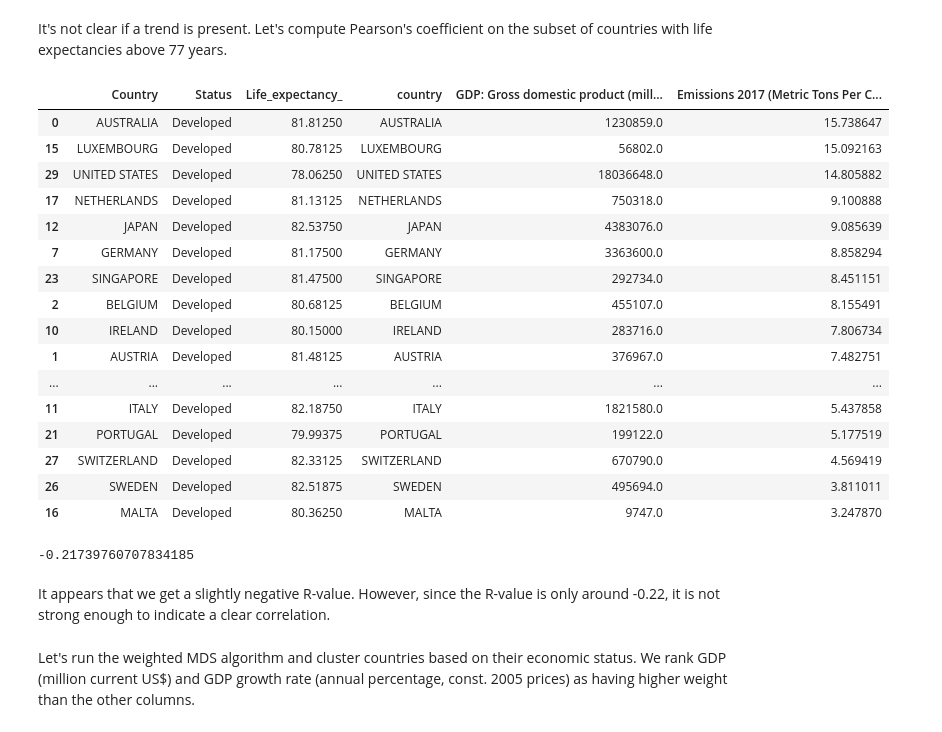
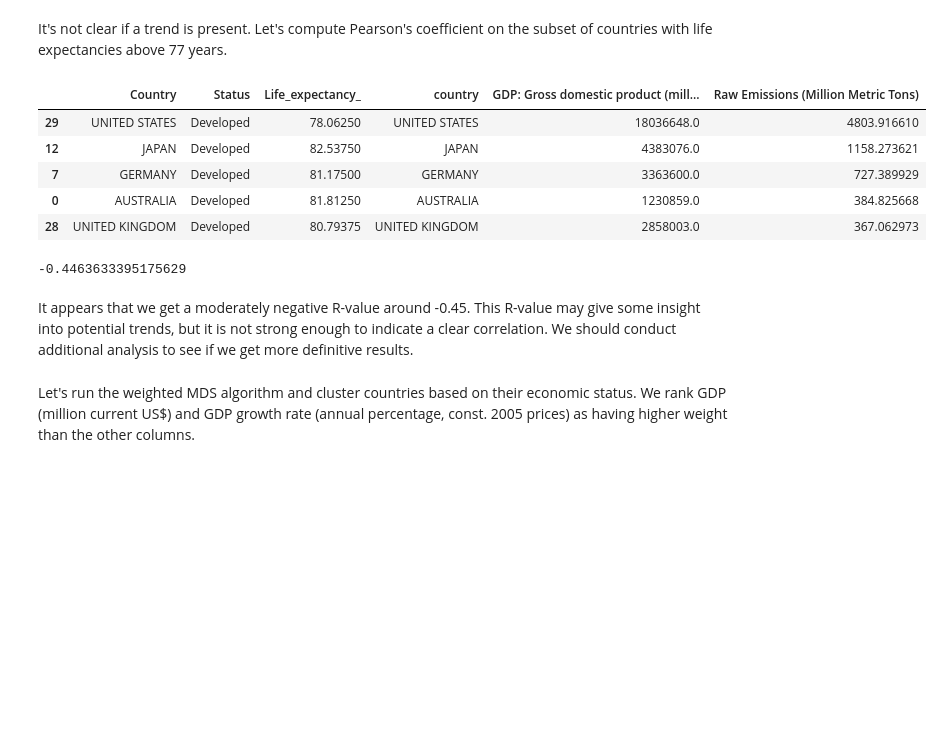
Before and after one commit to melotic/cs3654-project, a Jupyter notebook: Project3.ipynb, the cells around one changed output. Saved outputs shown, nothing was run; the diff lists cells and outputs as text; code cells hidden in the pictures; blank space fills up the shorter version.

```diff
--- a/Project3.ipynb
+++ b/Project3.ipynb
@@ -1102,10 +1225,8 @@ First, let's filter and sort the data to find the most developed countries based
 # %%
-countryStats.sort_values('GDP: Gross domestic product (million current US$)', ascending=False)
 developedCountries = pd.DataFrame()
 developedCountries['country'] = countryStats['country']
 developedCountries['GDP: Gross domestic product (million current US$)'] = countryStats['GDP: Gross domestic product (million current US$)']
-developedCountries['Emissions 2017 (Metric Tons Per Capita)'] = countryStats['Emissions 2017 (Metric Tons Per Capita)']
-# developedCountries = developedCountries[developedCountries['GDP: Gross domestic product (million current US$)']>=25000]
+developedCountries['Raw Emissions (Million Metric Tons)'] = countryStats['Raw Emissions (Million Metric Tons)']
 developedCountries['country'] = [i.upper() for i in developedCountries.country]
-developedCountries
+developedCountries.head()
 # %% [output]
@@ -1186,4 +1277,4 @@ Let's sort the joined data frame by the emissions in 2017 to get a sense of any
 # %%
-cleanSort = clean.sort_values('Emissions 2017 (Metric Tons Per Capita)', ascending=False)
+cleanSort = clean.sort_values('Raw Emissions (Million Metric Tons)', ascending=False)
 cleanSort
 # %% [output]
@@ -1226,32 +1317,21 @@ axLE = axLE.set(xlabel='Emissions 2017 (Metric Tons Per Capita)', ylabel='Life E
 It's not clear if a trend is present. Let's compute Pearson's coefficient on the subset of countries with life expectancies above 77 years.
 # %%
 # clean = cleanSort[cleanSort['Emissions 2017 (Metric Tons Per Capita)']<10]
-clean = cleanSort[cleanSort['Life_expectancy_']>77]
-clean
+clean = cleanSort[cleanSort['Life_expectancy_'] > 77]
+clean.head()
 # %% [output]
-|  | Country | Status | Life_expectancy_ | country | GDP: Gross domestic product (mill... | Emissions 2017 (Metric Tons Per C... |
-| 0 | AUSTRALIA | Developed | 81.81250 | AUSTRALIA | 1230859.0 | 15.738647 |
-| 15 | LUXEMBOURG | Developed | 80.78125 | LUXEMBOURG | 56802.0 | 15.092163 |
-| 29 | UNITED STATES | Developed | 78.06250 | UNITED STATES | 18036648.0 | 14.805882 |
-| 17 | NETHERLANDS | Developed | 81.13125 | NETHERLANDS | 750318.0 | 9.100888 |
-| 12 | JAPAN | Developed | 82.53750 | JAPAN | 4383076.0 | 9.085639 |
-| 7 | GERMANY | Developed | 81.17500 | GERMANY | 3363600.0 | 8.858294 |
-| 23 | SINGAPORE | Developed | 81.47500 | SINGAPORE | 292734.0 | 8.451151 |
-| 2 | BELGIUM | Developed | 80.68125 | BELGIUM | 455107.0 | 8.155491 |
-| 10 | IRELAND | Developed | 80.15000 | IRELAND | 283716.0 | 7.806734 |
-| 1 | AUSTRIA | Developed | 81.48125 | AUSTRIA | 376967.0 | 7.482751 |
-| ... | ... | ... | ... | ... | ... | ... |
-| 11 | ITALY | Developed | 82.18750 | ITALY | 1821580.0 | 5.437858 |
-| 21 | PORTUGAL | Developed | 79.99375 | PORTUGAL | 199122.0 | 5.177519 |
-| 27 | SWITZERLAND | Developed | 82.33125 | SWITZERLAND | 670790.0 | 4.569419 |
-| 26 | SWEDEN | Developed | 82.51875 | SWEDEN | 495694.0 | 3.811011 |
-| 16 | MALTA | Developed | 80.36250 | MALTA | 9747.0 | 3.247870 |
+|  | Country | Status | Life_expectancy_ | country | GDP: Gross domestic product (mill... | Raw Emissions (Million Metric Tons) |
+| 29 | UNITED STATES | Developed | 78.06250 | UNITED STATES | 18036648.0 | 4803.916610 |
+| 12 | JAPAN | Developed | 82.53750 | JAPAN | 4383076.0 | 1158.273621 |
+| 7 | GERMANY | Developed | 81.17500 | GERMANY | 3363600.0 | 727.389929 |
+| 0 | AUSTRALIA | Developed | 81.81250 | AUSTRALIA | 1230859.0 | 384.825668 |
+| 28 | UNITED KINGDOM | Developed | 80.79375 | UNITED KINGDOM | 2858003.0 | 367.062973 |
 # %%
-clean['Emissions 2017 (Metric Tons Per Capita)'].corr(clean.Life_expectancy_)
+clean['Raw Emissions (Million Metric Tons)'].corr(clean.Life_expectancy_)
 # %% [output]
--0.21739760707834185
+-0.4463633395175629
 # %% [markdown]
-It appears that we get a slightly negative R-value. However, since the R-value is only around -0.22, it is not strong enough to indicate a clear correlation.
+It appears that we get a moderately negative R-value around -0.45. This R-value may give some insight into potential trends, but it is not strong enough to indicate a clear correlation. We should conduct additional analysis to see if we get more definitive results.
 # %% [markdown]
 Let's run the weighted MDS algorithm and cluster countries based on their economic status. We rank GDP (million current US$) and GDP growth rate (annual percentage, const. 2005 prices) as having higher weight than the other columns.
 # %%
```
Also changed, not shown: parts of 96 cells of this notebook.
